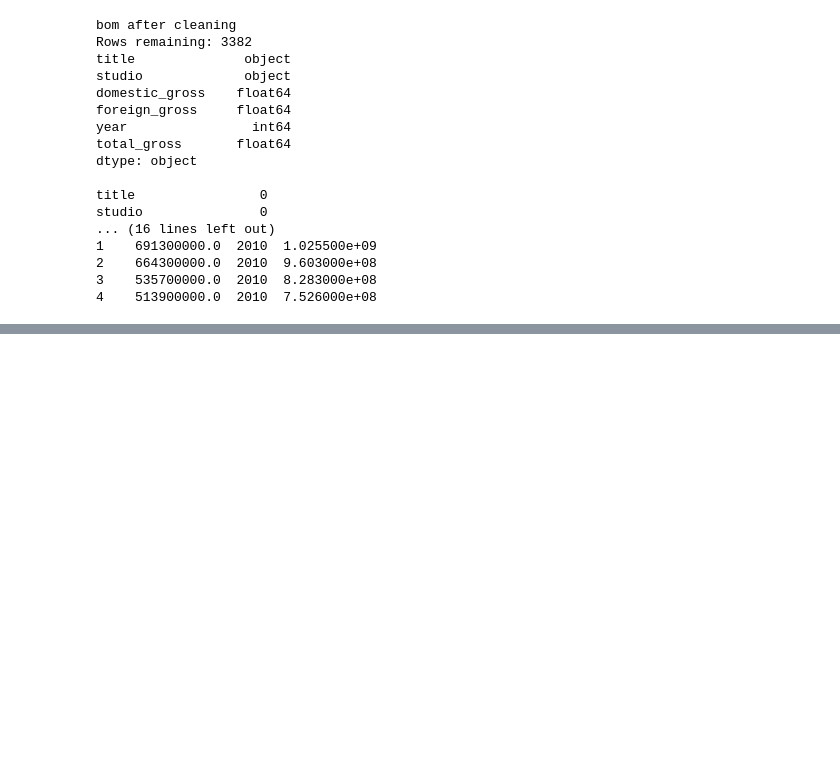
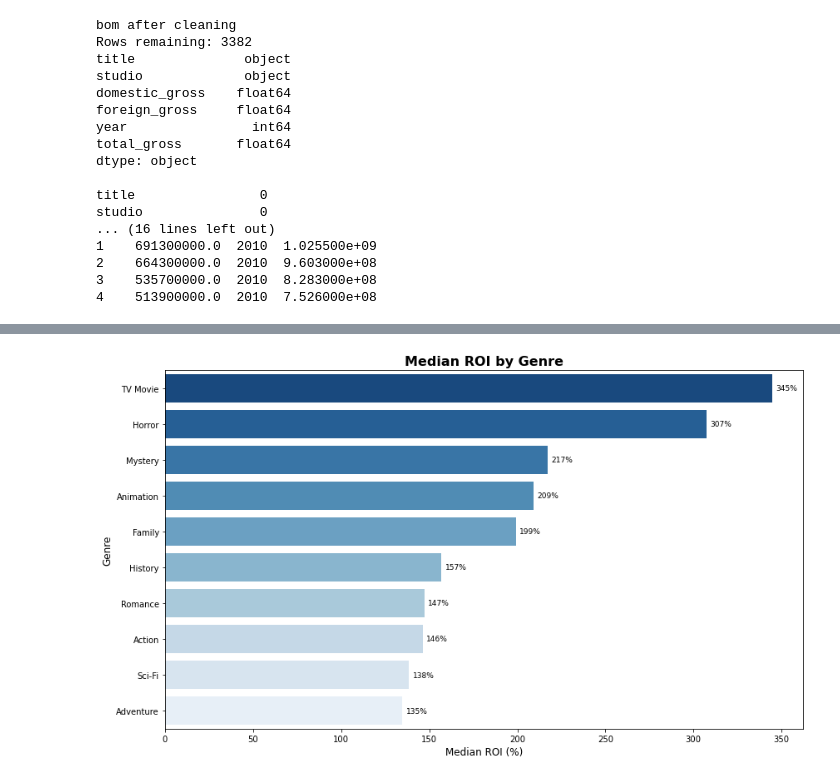
Before and after one commit to gachuratheuri/Phase-2-Group-2-Project, a Jupyter notebook: notebooks/exploratory.ipynb, the cells around one changed output, grey strips where cells are left out. Saved outputs shown, nothing was run; the diff lists cells and outputs as text; code cells hidden in the pictures; blank space fills up the shorter version.

Commit message:
Data_visualization,Recommendations

```diff
--- a/notebooks/exploratory.ipynb
+++ b/notebooks/exploratory.ipynb
@@ -320,0 +327,25 @@ studio               0
+# %%
+# Merging tn and tmdb on movie title
+# Converting all titles to lowercase and removing extra spaces for proper matching
+tn['title_key']  = tn['movie'].str.lower().str.strip()
+tmdb['title_key'] = tmdb['title'].str.lower().str.strip()
+
+#  Avoiding duplicates after merging(dropping possible duplicates)
+tmdb_dup = tmdb.drop_duplicates(subset='title_key')[['title_key', 'primary_genre']]
+
+# Using inner join to merge
+tn_genre = tn.merge(tmdb_dup, on='title_key', how='inner')
+
+print(f"Films matched to a genre: {len(tn_genre)}")
+
+#Computing profit and ROI
+tn_genre['profit'] = tn_genre['worldwide_gross'] - tn_genre['production_budget']
+tn_genre['roi']    = (tn_genre['profit'] / tn_genre['production_budget']) * 100
+
+#  Median ROI per genre
+genre_roi = (tn_genre.groupby('primary_genre')['roi']
+             .median()
+             .sort_values(ascending=False).head(10)
+             .reset_index())
+genre_roi.columns = ['genre', 'median_roi']
+print(genre_roi)
@@ -320,0 +365,18 @@ studio               0
+# %%
+#Plotting bar plot
+plt.figure(figsize=(12, 7))
+
+ax = sns.barplot(data=genre_roi, x='median_roi', y='genre', palette='Blues_r')
+
+#Adding values to each bar
+for i, value in enumerate(genre_roi['median_roi']):
+    plt.text(value + 2, i, f'{value:.0f}%', va='center', fontsize=9)
+
+plt.title('Median ROI by Genre', fontsize=16, fontweight='bold')
+plt.xlabel('Median ROI (%)', fontsize=12)
+plt.ylabel('Genre', fontsize=12)
+
+plt.tight_layout()
+plt.show()
+# %% [output]
+[figure, added]
```
Also changed, not shown: parts of 18 cells of this notebook.
